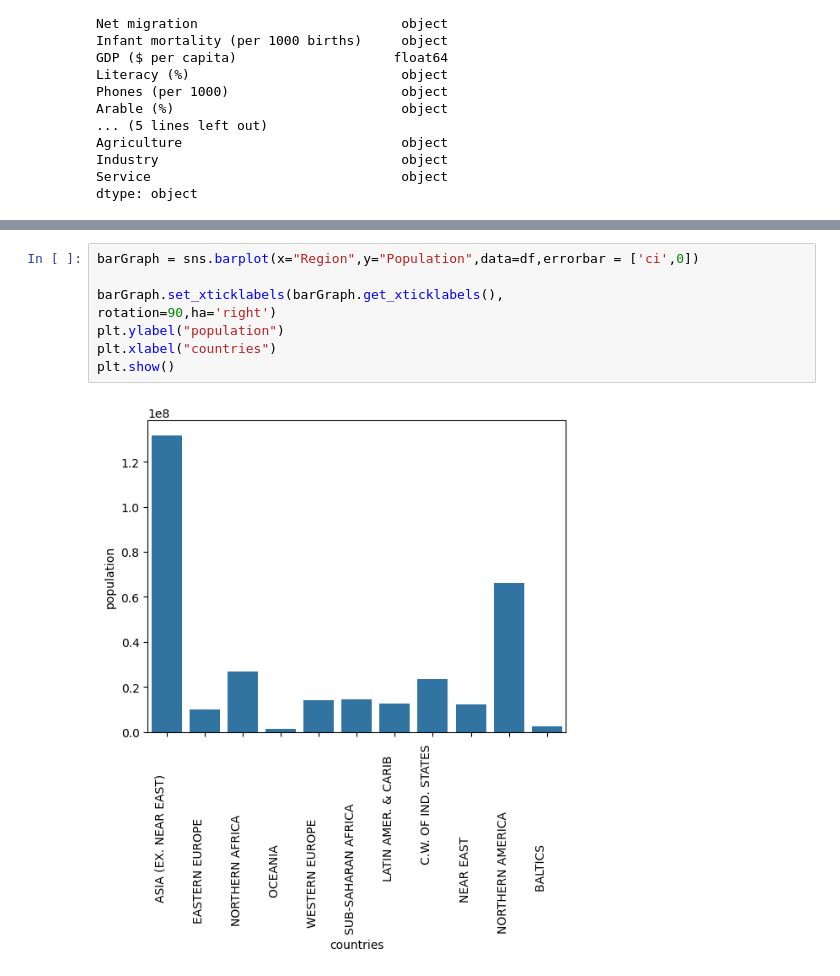
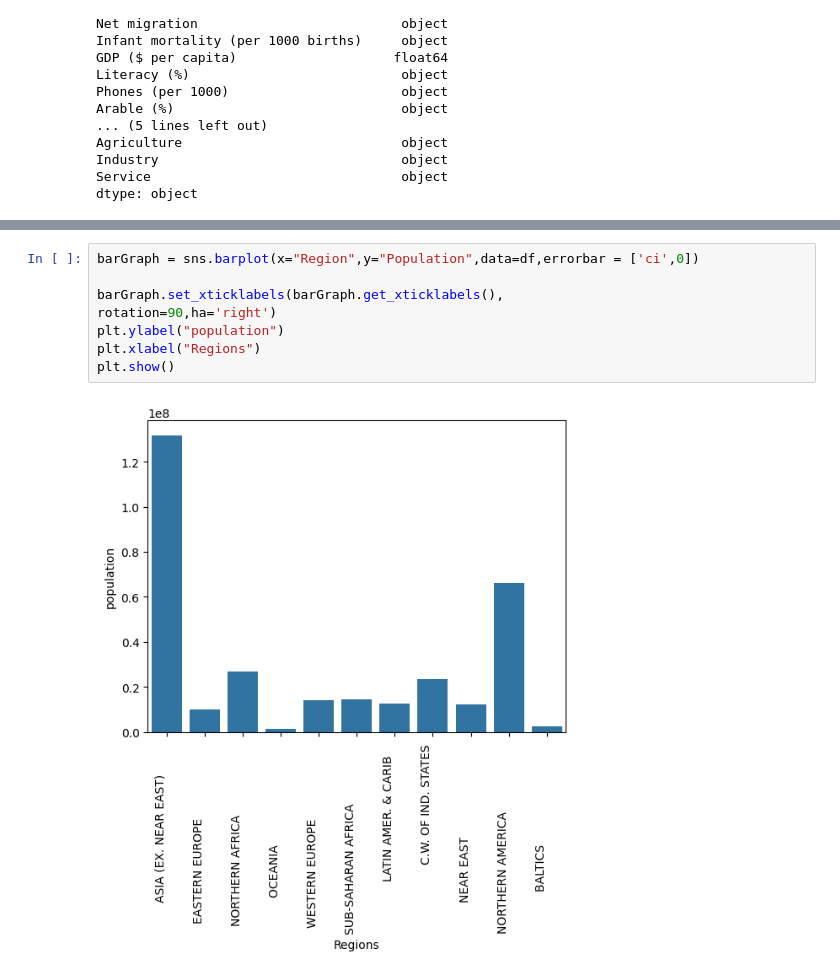
Before and after one commit to chu-david/ecc_dataScience, a Jupyter notebook: 3.countries.ipynb, the cells around one changed output, grey strips where cells are left out. Cells and saved outputs as stored; diff of their text form.

```diff
--- a/3.countries.ipynb
+++ b/3.countries.ipynb
@@ -78,11 +46,11 @@ Name: 2, dtype: object
 # %%
 barGraph = sns.barplot(x="Region",y="Population",data=df,errorbar = ['ci',0])
 
 barGraph.set_xticklabels(barGraph.get_xticklabels(),
 rotation=90,ha='right')
 plt.ylabel("population")
-plt.xlabel("countries")
+plt.xlabel("Regions")
 plt.show()
 # %% [output]
-[figure, old version]
+[figure, new version]
 # %%
```
Also changed, not shown: parts of 5 cells of this notebook, 1 other file.
